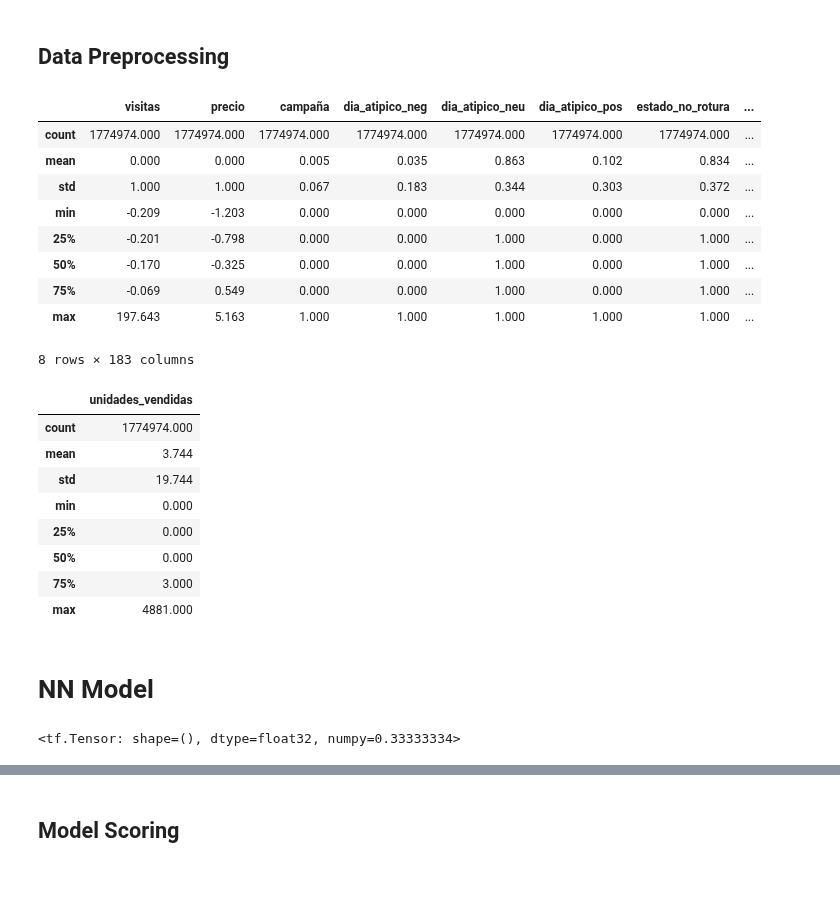
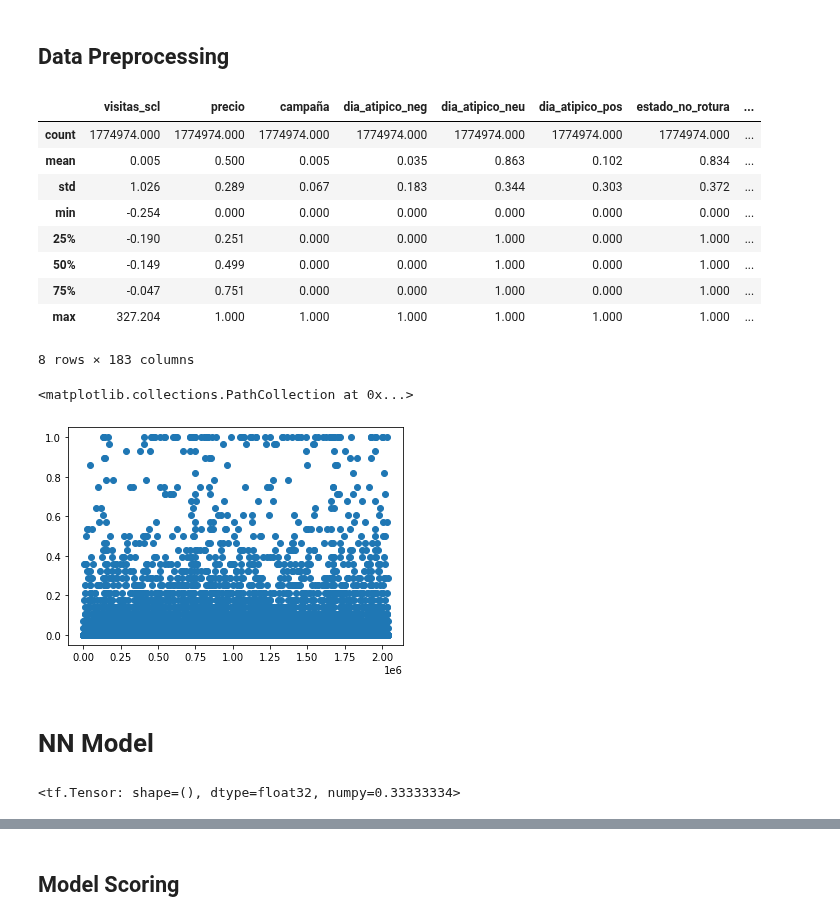
Before and after one commit to Nerucius/2021.ubdatathon, a Jupyter notebook: 3. Keras.ipynb, the cells around one changed output, grey strips where cells are left out. Cells and saved outputs as stored; diff of their text form; code cells hidden in the pictures; blank space fills up the shorter version.

```diff
--- a/3. Keras.ipynb
+++ b/3. Keras.ipynb
@@ -21,7 +21,7 @@ Num GPUs Available:  1
 # %% [markdown]
 # Data load
 # %%
-df = pd.read_csv('data/Estimar_UH2021_clean.txt', parse_dates=[0])
+df = pd.read_csv('data/Modelar_UH2021_clean.txt', parse_dates=[0])
 # %%
 _ = df[::100].hist(bins=20, figsize=[16,12])
 # %% [output]
@@ -36,10 +39,9 @@ df_categoria_dos_onehot = pd.get_dummies(df.categoria_dos, prefix='categoria_dos
 
 df = pd.concat([df, df_categoria_dos_onehot], axis=1)
 # %%
-from sklearn.preprocessing import StandardScaler, QuantileTransformer
 from sklearn.model_selection import train_test_split
 
-X_cols = ['visitas', 'precio', 'campaña',
+X_cols = ['visitas_scl', 'precio', 'campaña',
     'dia_atipico_neg', 'dia_atipico_neu',
     'dia_atipico_pos', 'estado_no_rotura', 'estado_transito',
     'estado_rotura', 'categoria_uno__A', 'categoria_uno__B',
@@ -110,54 +112,55 @@ y = df[y_col]
 
 X_train, X_test, y_train, y_test = train_test_split(X, y, test_size=0.10, random_state=0)
 # %%
+from sklearn.preprocessing import StandardScaler, QuantileTransformer, MinMaxScaler
+
+# X Scaling
+
 X_scaler = StandardScaler()
-y_scaler = StandardScaler()
 
 X_train_scl = X_train
 X_test_scl = X_test
 
-X_train_scl[['visitas','precio']] = X_scaler.fit_transform(X_train[['visitas','precio']])
-X_test_scl[['visitas','precio']] = X_scaler.transform(X_test[['visitas','precio']])
+# X_train_scl[['visitas','precio']] = X_scaler.fit_transform(X_train[['visitas','precio']])
+# X_test_scl[['visitas','precio']] = X_scaler.transform(X_test[['visitas','precio']])
+
+X_train_scl[['precio']] = X_scaler.fit_transform(X_train[['precio']])
+X_test_scl[['precio']] = X_scaler.transform(X_test[['precio']])
+
+# Y Scaling to 99.5% quantile
+
+y_max = y_train.unidades_vendidas.quantile(.995)
+y_train[y_train > y_max] = y_max
+y_test[y_train > y_max] = y_max
+
+y_scaler = MinMaxScaler()
 
 y_train_scl = y_scaler.fit_transform(y_train)
 y_test_scl = y_scaler.transform(y_test)
+
+# y_max = y_train.unidades_vendidas.max()
+# y_train_scl = (y_train / y_max).values
+# y_test_scl = (y_test / y_max).values
 # %%
-X_train.describe().round(3)
+X_train_scl.describe().round(3)
 # %% [output]
-|  | visitas | precio | campaña | dia_atipico_neg | dia_atipico_neu | dia_atipico_pos | estado_no_rotura | ... |
+|  | visitas_scl | precio | campaña | dia_atipico_neg | dia_atipico_neu | dia_atipico_pos | estado_no_rotura | ... |
 | count | 1774974.000 | 1774974.000 | 1774974.000 | 1774974.000 | 1774974.000 | 1774974.000 | 1774974.000 | ... |
-| mean | 0.000 | 0.000 | 0.005 | 0.035 | 0.863 | 0.102 | 0.834 | ... |
-| std | 1.000 | 1.000 | 0.067 | 0.183 | 0.344 | 0.303 | 0.372 | ... |
-| min | -0.209 | -1.203 | 0.000 | 0.000 | 0.000 | 0.000 | 0.000 | ... |
-| 25% | -0.201 | -0.798 | 0.000 | 0.000 | 1.000 | 0.000 | 1.000 | ... |
-| 50% | -0.170 | -0.325 | 0.000 | 0.000 | 1.000 | 0.000 | 1.000 | ... |
-| 75% | -0.069 | 0.549 | 0.000 | 0.000 | 1.000 | 0.000 | 1.000 | ... |
-| max | 197.643 | 5.163 | 1.000 | 1.000 | 1.000 | 1.000 | 1.000 | ... |
+| mean | 0.005 | 0.500 | 0.005 | 0.035 | 0.863 | 0.102 | 0.834 | ... |
+| std | 1.026 | 0.289 | 0.067 | 0.183 | 0.344 | 0.303 | 0.372 | ... |
+| min | -0.254 | 0.000 | 0.000 | 0.000 | 0.000 | 0.000 | 0.000 | ... |
+| 25% | -0.190 | 0.251 | 0.000 | 0.000 | 1.000 | 0.000 | 1.000 | ... |
+| 50% | -0.149 | 0.499 | 0.000 | 0.000 | 1.000 | 0.000 | 1.000 | ... |
+| 75% | -0.047 | 0.751 | 0.000 | 0.000 | 1.000 | 0.000 | 1.000 | ... |
+| max | 327.204 | 1.000 | 1.000 | 1.000 | 1.000 | 1.000 | 1.000 | ... |
 8 rows × 183 columns
 # %%
-y_train.describe().round(3)
+plt.scatter(X_train.index[::100], y_train_scl[::100])
 # %% [output]
-|  | unidades_vendidas |
-| count | 1774974.000 |
-| mean | 3.744 |
-| std | 19.744 |
-| min | 0.000 |
-| 25% | 0.000 |
-| 50% | 0.000 |
-| 75% | 3.000 |
-| max | 4881.000 |
+<matplotlib.collections.PathCollection at 0x...>
+[figure, added]
 # %% [markdown]
 # NN Model
-# %%
-y = np.array([0, 3, 1], dtype=np.float32)
-yhat = np.array([0, 0, 10], dtype=np.float32)
-
-# K.mean(K.clip(yt-(yp-1), 0, 1))
-
-K.mean(K.clip(yhat-y, 0, 1))
-# cf(yt,yp)
-# %% [output]
-<tf.Tensor: shape=(), dtype=float32, numpy=0.33333334>
 # %%
 from keras import backend as K
 from tensorflow import convert_to_tensor
@@ -178,6 +181,16 @@ def inverse_cf(y, yhat):
 
 def score(y,yhat):
     return (0.7 * rrmse(y,yhat)) + (0.3 * (1 - cf(y,yhat)))
+# %%
+y = np.array([0, 3, 1], dtype=np.float32)
+yhat = np.array([0, 0, 10], dtype=np.float32)
+
+# K.mean(K.clip(yt-(yp-1), 0, 1))
+
+K.mean(K.clip(yhat-y, 0, 1))
+# cf(yt,yp)
+# %% [output]
+<tf.Tensor: shape=(), dtype=float32, numpy=0.33333334>
 # %%
 gc.collect()
 # %% [output]
```
Also changed, not shown: parts of 9 cells of this notebook, 1 other file.
